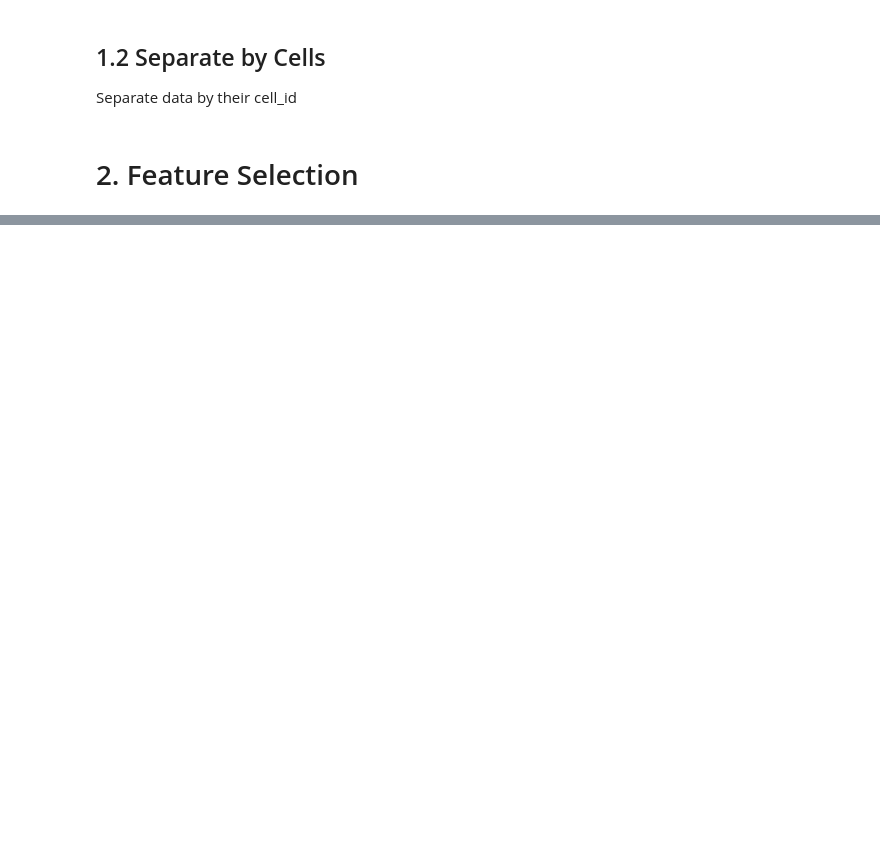
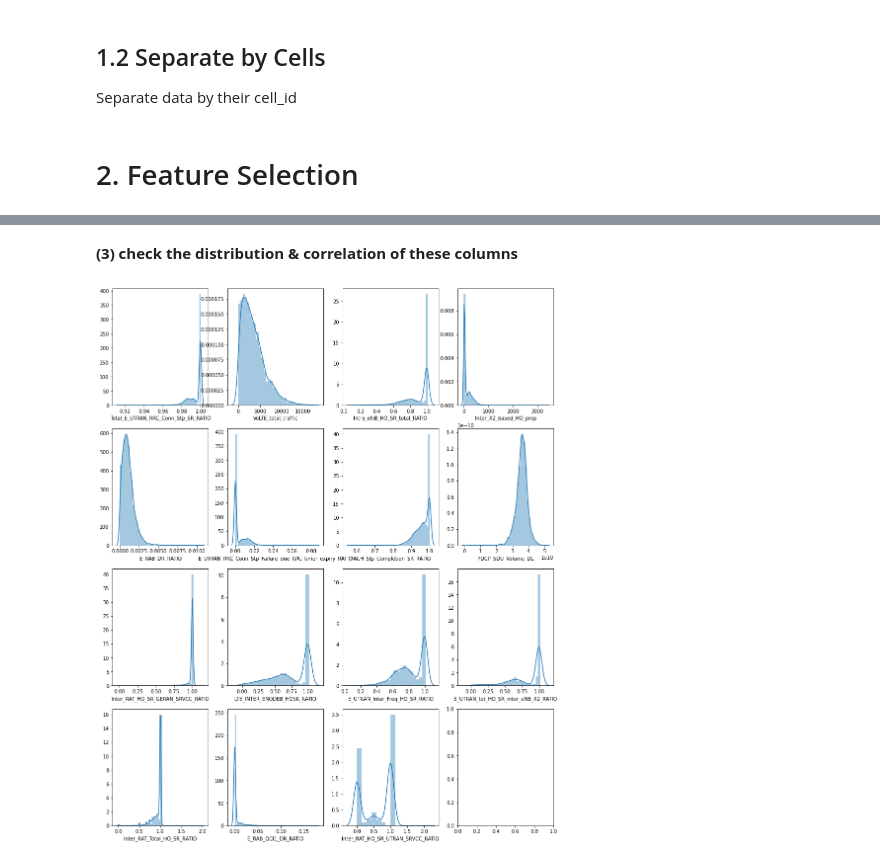
Before and after one commit to petitepepper/Anomaly-Detection_BYOND, a Jupyter notebook: 0_Data Preprocessing.ipynb, the cells around one changed output, grey strips where cells are left out. Saved outputs shown, nothing was run; the diff lists cells and outputs as text; code cells hidden in the pictures; blank space fills up the shorter version.

```diff
--- a/0_Data Preprocessing.ipynb
+++ b/0_Data Preprocessing.ipynb
@@ -362,5 +226,0 @@ cell id : 4.262775046883192e+17
-# %%
-for df_cell in list_cells:
-    cell_id = df_cell.cell_id.unique()[0]
-    df_cell.fillna(df_cell.mean(),inplace=True)
-    df_cell.to_csv(f"data/cells_reduced/cell_{cell_id}.csv",index=False)
@@ -368,0 +229,29 @@ pd.Series(cell_ids).to_csv("data/cells_reduced/cell_ids.csv",index=False,header=
+# %%
+def nullPercentage(s):
+    return s.isnull().sum()/len(s)
+
+def uselessColumns(df,threshold=0.7):
+    """
+    Drop columns with too many nan values
+
+    Input:
+    @df
+    @threshold: The max null values percentage to keep a column.
+    """
+    sparse_columns = []
+    for col in df.columns:
+        if nullPercentage(df[col]) >= threshold:
+            sparse_columns.append(col)
+    return sparse_columns
+# %%
+dict_sparse_columns = dict()
+# Check the useless columns
+for df_cell in list_cells:
+    cell_id = (df_cell['cell_id'].unique())[0]
+    sparse_columns = uselessColumns(df_cell)
+    dict_sparse_columns[cell_id] = sparse_columns
+    print("="*70)
+    print(f'Cell Id: {cell_id}' )
+    print(f'{len(sparse_columns)} column(s) with too many missing values:')
+    for col in sparse_columns:
+        print("\t" + col)
@@ -368,0 +276,4 @@ pd.Series(cell_ids).to_csv("data/cells_reduced/cell_ids.csv",index=False,header=
+# %%
+# All the columns with too many missing values
+sparse_columns_set = set([col for sparse_columns in dict_sparse_columns.values() for col in sparse_columns ])
+sparse_columns_set
@@ -368,0 +296,7 @@ pd.Series(cell_ids).to_csv("data/cells_reduced/cell_ids.csv",index=False,header=
+# %% [markdown]
+**(3) check the distribution & correlation of these columns**
+# %%
+df_sparce = df[sparse_columns_set]
+showFeatureDistribution(df_sparce)
+# %% [output]
+[figure, added]
```
Also changed, not shown: parts of 55 cells of this notebook, 22 other files.
